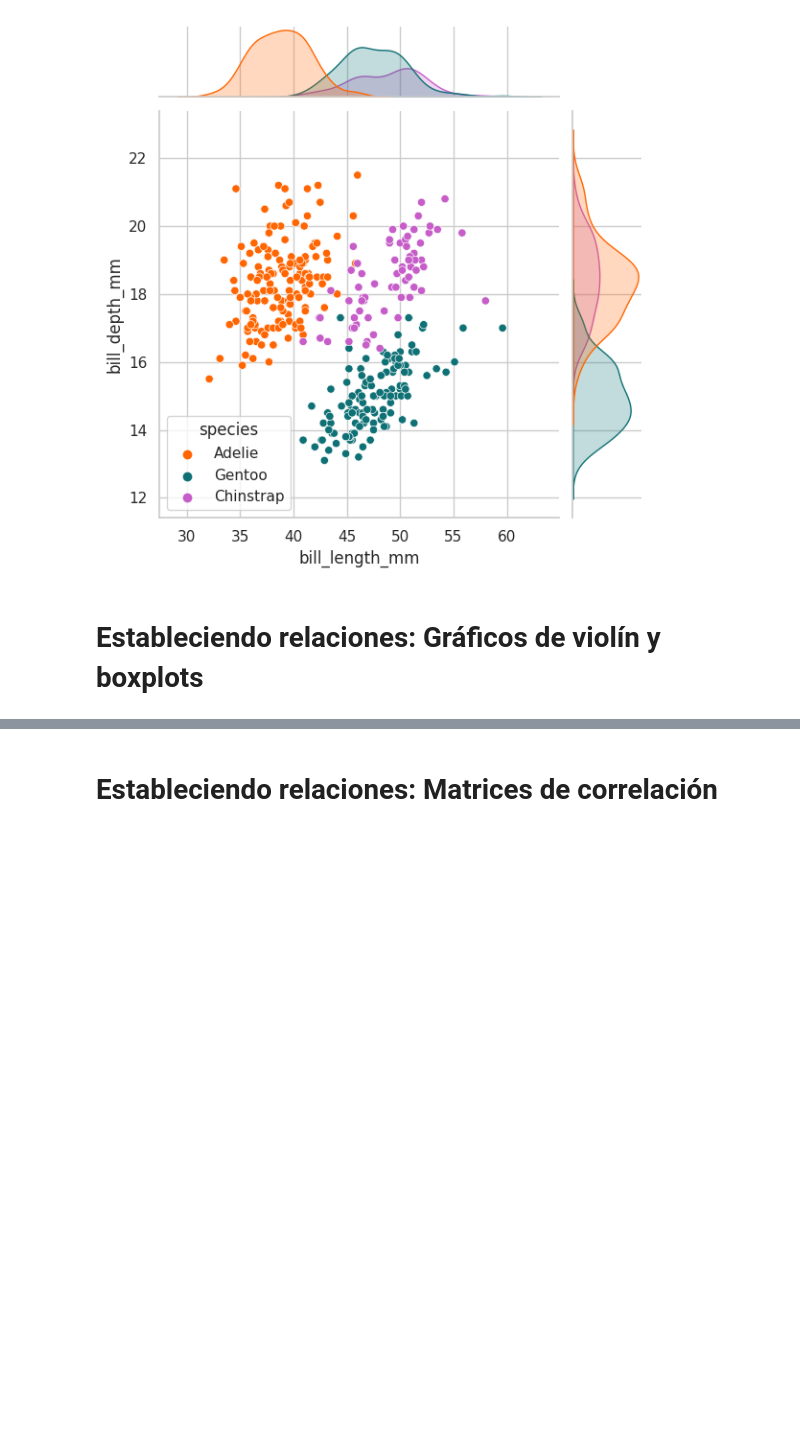
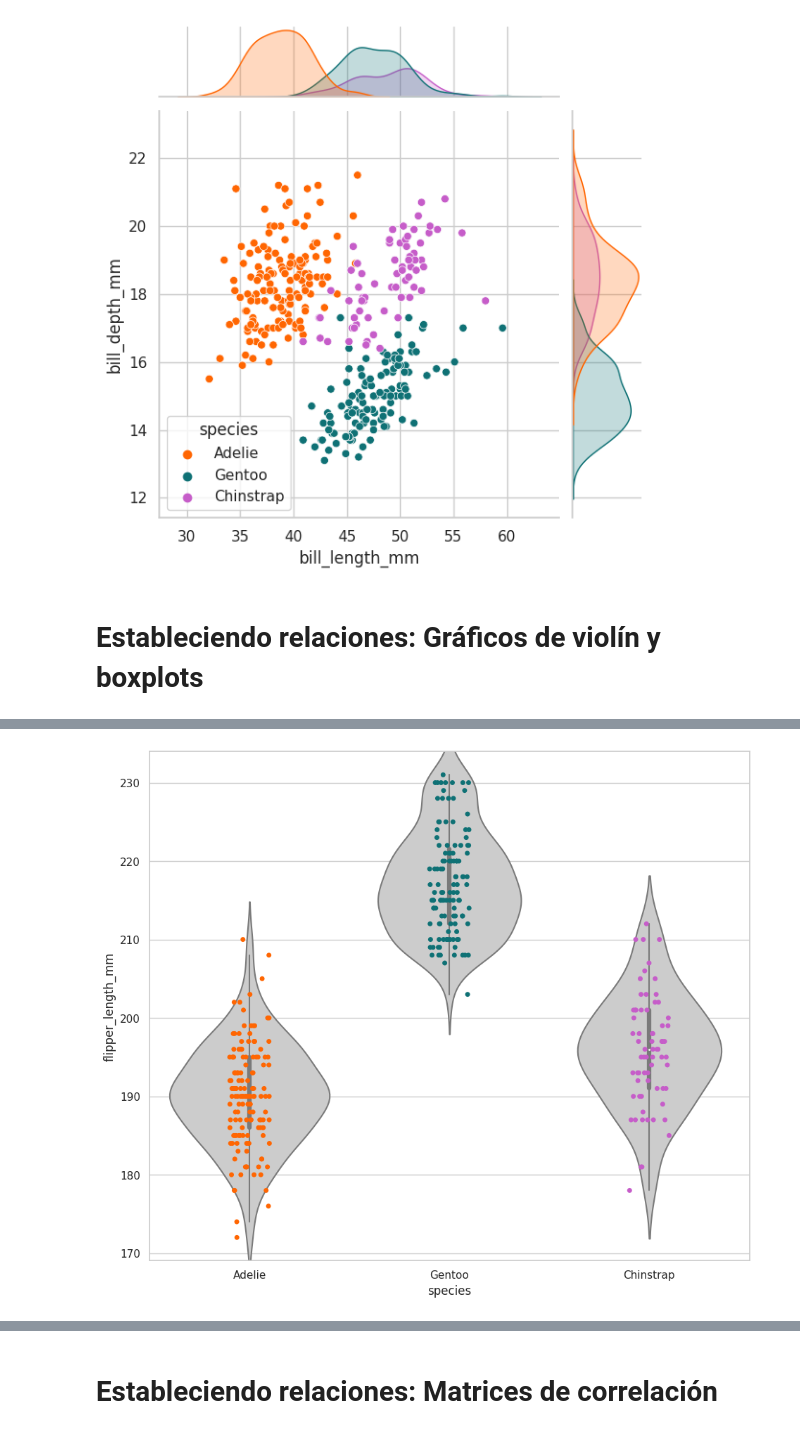
Before and after one commit to jariel17/curso-analisis-exploratorio-de-datos, a Jupyter notebook: 01-conociendo-nuestros-datos.ipynb, the cells around one changed output, grey strips where cells are left out. Drawn from its saved outputs; the diff is of its cells as text; code cells hidden in the pictures; blank space fills up the shorter version.

```diff
--- a/01-conociendo-nuestros-datos.ipynb
+++ b/01-conociendo-nuestros-datos.ipynb
@@ -1275,0 +1313,16 @@ sns.jointplot(
+# %%
+ax = sns.violinplot(
+    data=processed_penguins_df,
+    x = 'species',
+    y='flipper_length_mm',
+    color='.8'
+)
+
+ax = sns.stripplot(
+    data=processed_penguins_df,
+    x = 'species',
+    y='flipper_length_mm',
+    palette=penguin_color
+)
+# %% [output]
+[figure, added]
```
Also changed, not shown: parts of 5 cells of this notebook.
